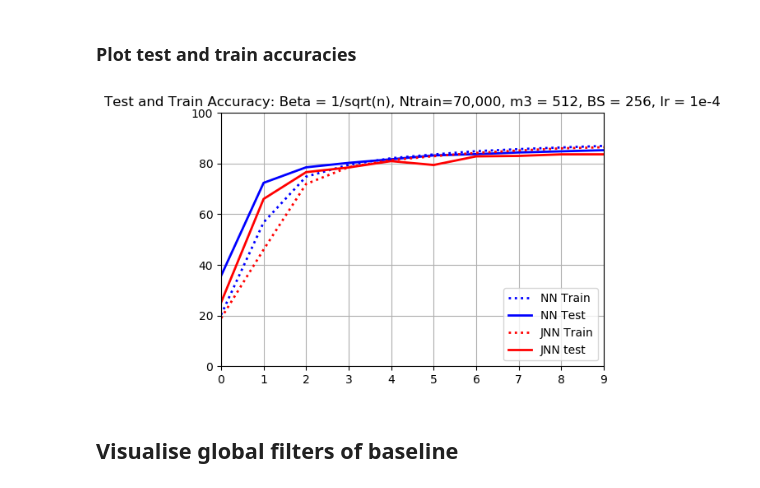
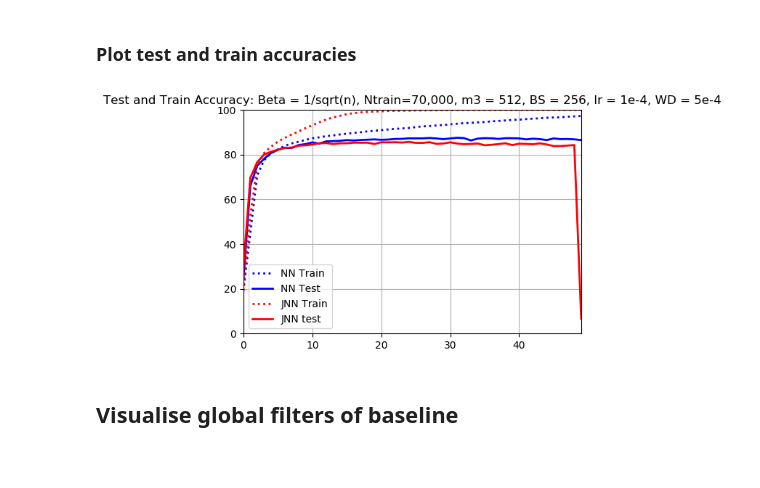
Before and after one commit to mm5110/sparse-structures-for-classification, a Jupyter notebook: joint/dev/ML_ISTA/Mike/joint_vs_standard_nn_SVHN.ipynb, the cells around one changed output. Drawn from its saved outputs; the diff is of its cells as text; code cells hidden in the pictures.

Commit message:
Latest with t-SNE analysis, observe catastophic failure of test accuracy

```diff
--- a/joint/dev/ML_ISTA/Mike/joint_vs_standard_nn_SVHN.ipynb
+++ b/joint/dev/ML_ISTA/Mike/joint_vs_standard_nn_SVHN.ipynb
@@ -63,7 +63,7 @@ import Models_M_v2 as mds
 import auxillary_functions as aux
 
 # Hyper Parameters
-EPOCH = 10
+EPOCH = 50
 
 BATCH_SIZE = 256
 DOWNLOAD = False
@@ -77,7 +77,7 @@ cudaopt = True
 EPS = 1e-6
 histogram_level = int(np.ceil(0.8*EPOCH))
 
-WEIGHT_DECAY = 5e-5
+WEIGHT_DECAY = 5e-3
 LEARNING_RATE = 1e-4 #0.0001
 
 train_data = torchvision.datasets.SVHN(
@@ -282,17 +282,17 @@ for epoch in range(EPOCH):
 # %%
 plt.style.use('default')
 fig = plt.figure(figsize=(6,4))
 plt.plot(Acc_train_0, ':b', linewidth = 2,label='NN Train')
 plt.plot(Acc_test_0,'b',linewidth = 2,label='NN Test')
 plt.plot(Acc_train_jnn,':r', linewidth = 2,label = 'JNN Train')
 plt.plot(Acc_test_jnn,'r', linewidth = 2,label = 'JNN test')
 plt.grid('on')
-plt.title('Test and Train Accuracy: Beta = 1/sqrt(n), Ntrain=70,000, m3 = 512, BS = 256, lr = 1e-4')
+plt.title('Test and Train Accuracy: Beta = 1/sqrt(n), Ntrain=70,000, m3 = 512, BS = 256, lr = 1e-4, WD = 5e-4')
 plt.legend()
 plt.axis([0, EPOCH-1, 0, 100])
 plt.show()
 # %% [output]
-[figure, old version]
+[figure, new version]
 # %% [markdown]
 ## Visualise global filters of baseline
 # %%
```
Also changed, not shown: parts of 7 cells of this notebook, 1 other file.
